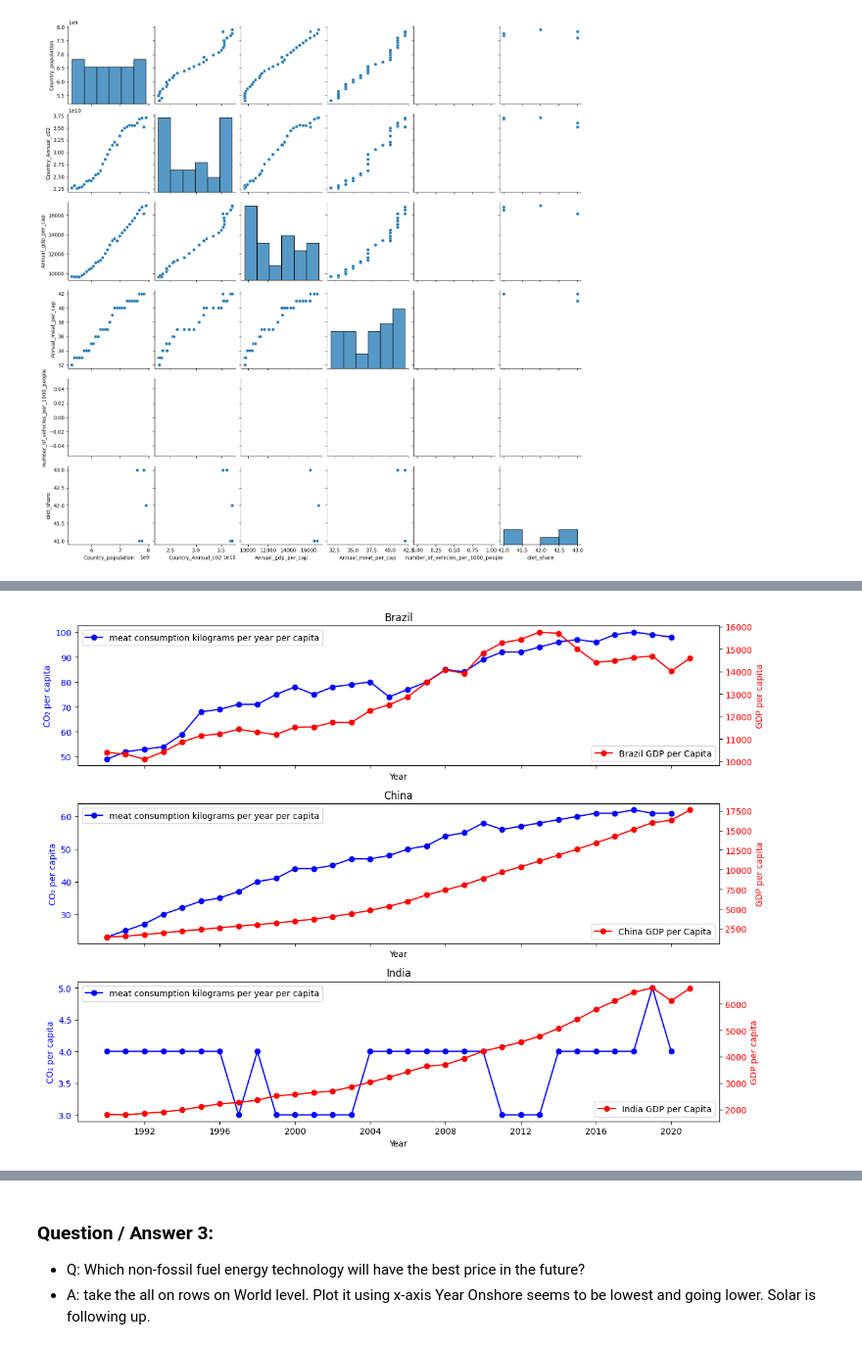
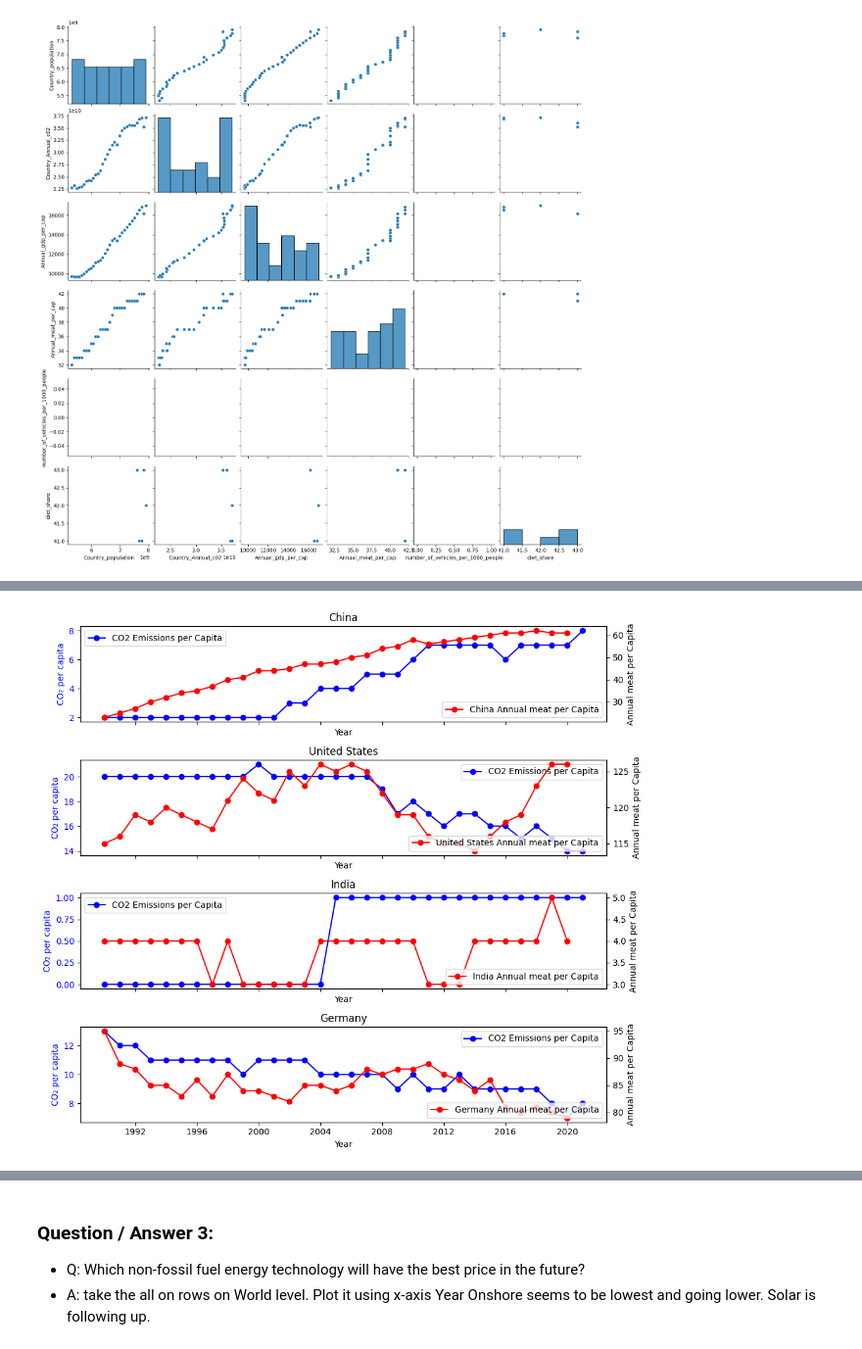
Before and after one commit to ayuksekdag/winacademy_python_dna, a Jupyter notebook: final_assignment/final_co2Project.ipynb, the cells around one changed output, grey strips where cells are left out. Shown at 98% size. Drawn from its saved outputs; the diff is of its cells as text; code cells hidden in the pictures.

```diff
--- a/final_assignment/final_co2Project.ipynb
+++ b/final_assignment/final_co2Project.ipynb
@@ -265,0 +226,3 @@ dtype: object
+# %%
+countries_to_plot = {"China", "India", "United States", "Germany"}
+# Create subplots
@@ -266,27 +269,24 @@ dtype: object
 # %%
-# We take 3 countries with large population
-# 3 Bricks: China & India and Brazil
-countries_to_plot = {"China", "India", "Brazil"}
-
-# Create subplots
-fig, ax = plt.subplots(len(countries_to_plot), 1, figsize=(12, 9), sharex=True)
+# graph2
+# C02 per capita vs GDP per capita
 
 c02_color='blue'
 gdp_color='red'
-pop_color='green'
+
+fig, ax = plt.subplots(len(countries_to_plot), 1, figsize=(10, 9), sharex=True)
 
 #loop for every county
 for i, country in enumerate(countries_to_plot):
 
-  df = pop_ann_c02_gdp_meat_prep[pop_ann_c02_gdp_meat_prep["Country"] == country]
+  df = pop_ann_c02_gdp_meat_vehicle_diet_prep[pop_ann_c02_gdp_meat_vehicle_diet_prep["Country"] == country]
 
   # Plot the first measure c02  on the left y-axis
   # x-axis is year (shared)
   ax[i].set_title(f"{country}")
   ax[i].plot(df["Year"], df["Annual_c02_per_cap"], label="CO2 Emissions per Capita", marker='o', color=c02_color)
 
-  ax[i].set_ylabel('CO₂ per capita', color=c02_color)
-  ax[i].tick_params(axis='y', labelcolor=c02_color)
+  ax[i].set_ylabel('CO₂ per capita', color='black')
+  ax[i].tick_params(axis='y', labelcolor='black')
   ax[i].set_xlabel("Year")
   ax[i].legend()
 
@@ -297,8 +297,8 @@ for i, country in enumerate(countries_to_plot):
 
   # Plot the second dataset on the right y-axis
   ax2.plot(df["Year"], df["Annual_gdp_per_cap"], label=f"{country} GDP per Capita", marker='o', color=gdp_color)
-  ax2.set_ylabel('GDP per capita', color=gdp_color)
-  ax2.tick_params(axis='y', labelcolor=gdp_color)
+  ax2.set_ylabel('GDP per capita', color='black')
+  ax2.tick_params(axis='y', labelcolor='black')
   ax2.legend(loc='lower right')
 
 
@@ -310,44 +310,41 @@ plt.show()
 # %%
-# We take 3 countries with large population
-# 3 Bricks: China & India and Brazil
-countries_to_plot = {"China", "India", "Brazil"}
-
-# Create subplots
-fig, ax = plt.subplots(len(countries_to_plot), 1, figsize=(12, 9), sharex=True)
+# graph3
+# C02 per capita vs Meat consumption per capita
 
 c02_color='blue'
 gdp_color='red'
-pop_color='green'
+
+fig, ax = plt.subplots(len(countries_to_plot), 1, figsize=(10, 9), sharex=True)
 
 #loop for every county
 for i, country in enumerate(countries_to_plot):
 
-  df = pop_ann_c02_gdp_meat_prep[pop_ann_c02_gdp_meat_prep["Country"] == country]
+  df = pop_ann_c02_gdp_meat_vehicle_diet_prep[pop_ann_c02_gdp_meat_vehicle_diet_prep["Country"] == country]
 
   # Plot the first measure c02  on the left y-axis
   # x-axis is year (shared)
   ax[i].set_title(f"{country}")
-  ax[i].plot(df["Year"], df["Annual_meat_per_cap"], label="meat consumption kilograms per year per capita", marker='o', color=c02_color)
+  ax[i].plot(df["Year"], df["Annual_c02_per_cap"], label="CO2 Emissions per Capita", marker='o', color=c02_color)
 
   ax[i].set_ylabel('CO₂ per capita', color=c02_color)
   ax[i].tick_params(axis='y', labelcolor=c02_color)
   ax[i].set_xlabel("Year")
   ax[i].legend()
 
 
   # Create a second y-axis for measure gdp on the right side
   # with a shared x-axis using year
   ax2 = ax[i].twinx()
 
   # Plot the second dataset on the right y-axis
-  ax2.plot(df["Year"], df["Annual_gdp_per_cap"], label=f"{country} GDP per Capita", marker='o', color=gdp_color)
-  ax2.set_ylabel('GDP per capita', color=gdp_color)
-  ax2.tick_params(axis='y', labelcolor=gdp_color)
+  ax2.plot(df["Year"], df["Annual_meat_per_cap"], label=f"{country} Annual meat per Capita", marker='o', color=gdp_color)
+  ax2.set_ylabel('Annual meat per Capita', color='black')
+  ax2.tick_params(axis='y', labelcolor='black')
   ax2.legend(loc='lower right')
 
 
 #plot it
 plt.tight_layout()
 plt.show()
 # %% [output]
-[figure, old version]
+[figure, new version]
```
Also changed, not shown: parts of 15 cells of this notebook.
